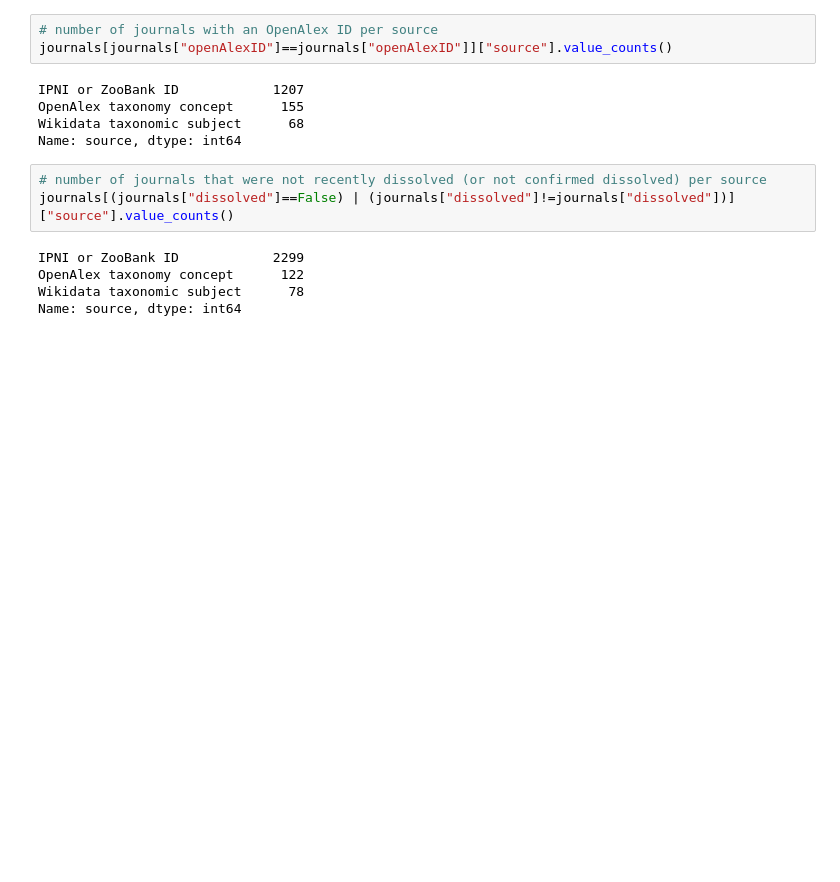
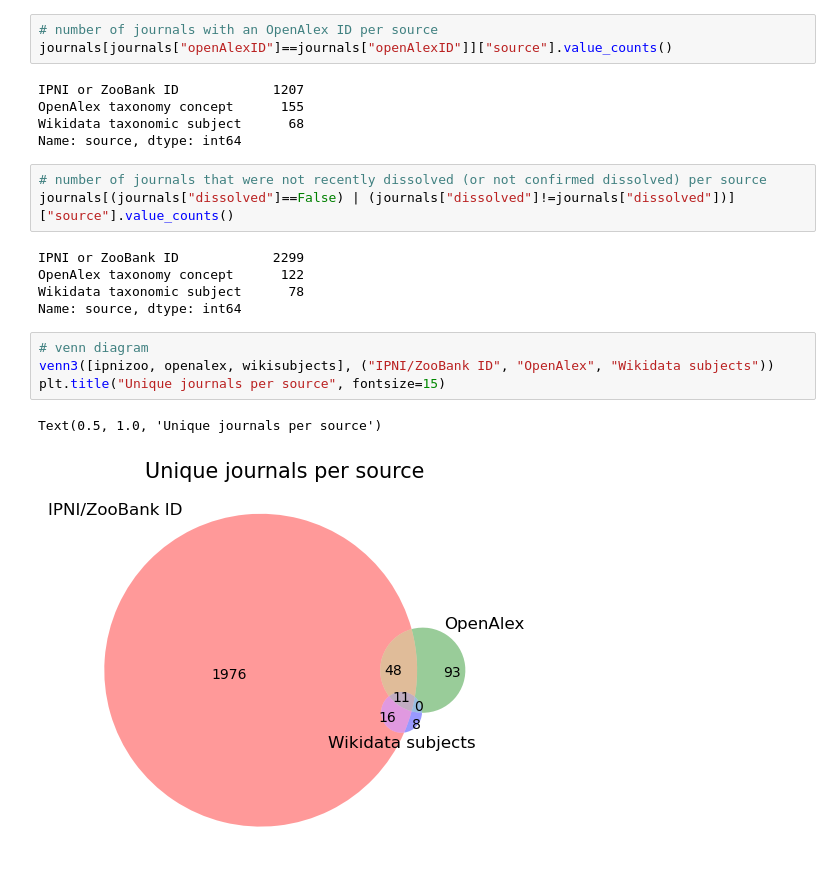
Before and after one commit to AgentschapPlantentuinMeise/Mapping-taxonomists, a Jupyter notebook: notebooks/1 Gathering journals.ipynb, the cells around one changed output. Drawn from its saved outputs; the diff is of its cells as text; blank space fills up the shorter version.

Commit message:
Journals notebook

```diff
--- a/notebooks/1 Gathering journals.ipynb
+++ b/notebooks/1 Gathering journals.ipynb
@@ -78,3 +102,10 @@ IPNI or ZooBank ID            2299
 OpenAlex taxonomy concept      122
 Wikidata taxonomic subject      78
 Name: source, dtype: int64
+# %%
+# venn diagram
+venn3([ipnizoo, openalex, wikisubjects], ("IPNI/ZooBank ID", "OpenAlex", "Wikidata subjects"))
+plt.title("Unique journals per source", fontsize=15)
+# %% [output]
+Text(0.5, 1.0, 'Unique journals per source')
+[figure, added]
```
Also changed, not shown: parts of 4 cells of this notebook, 1 other file.
